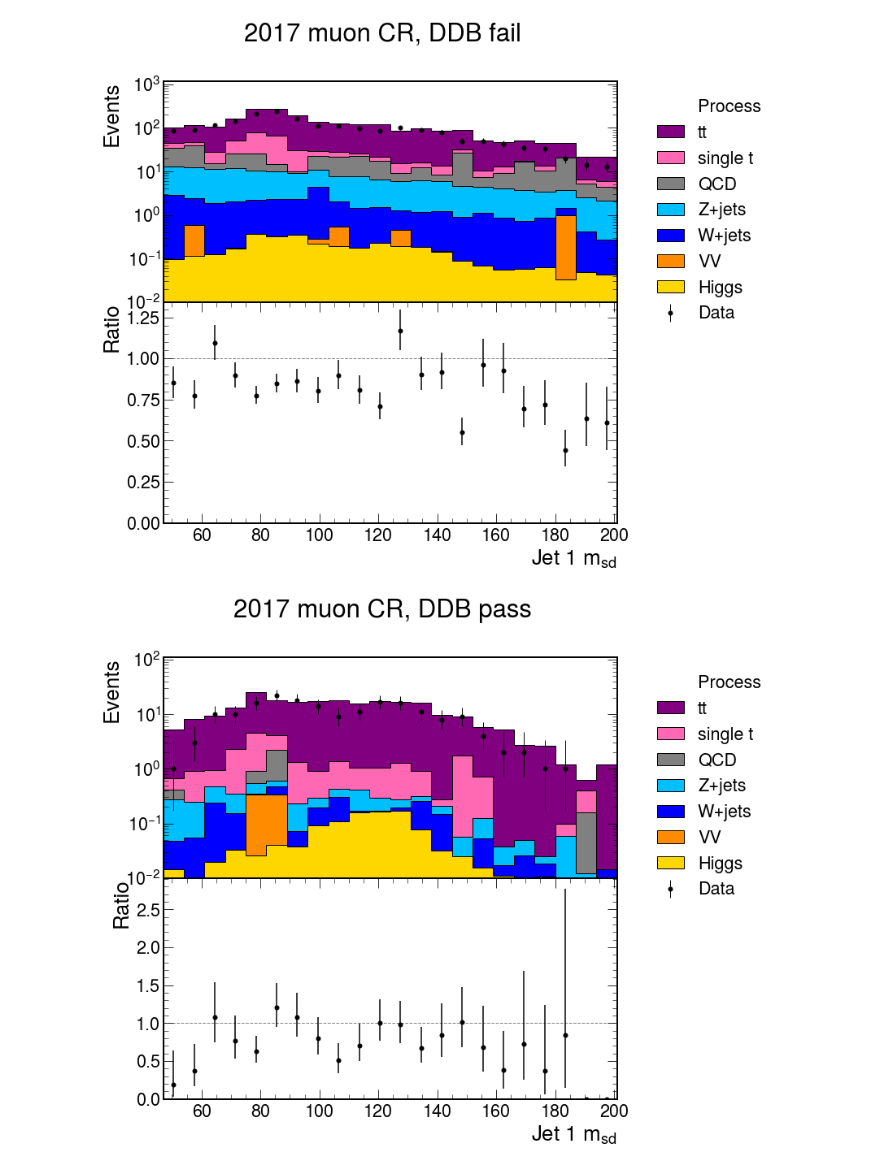
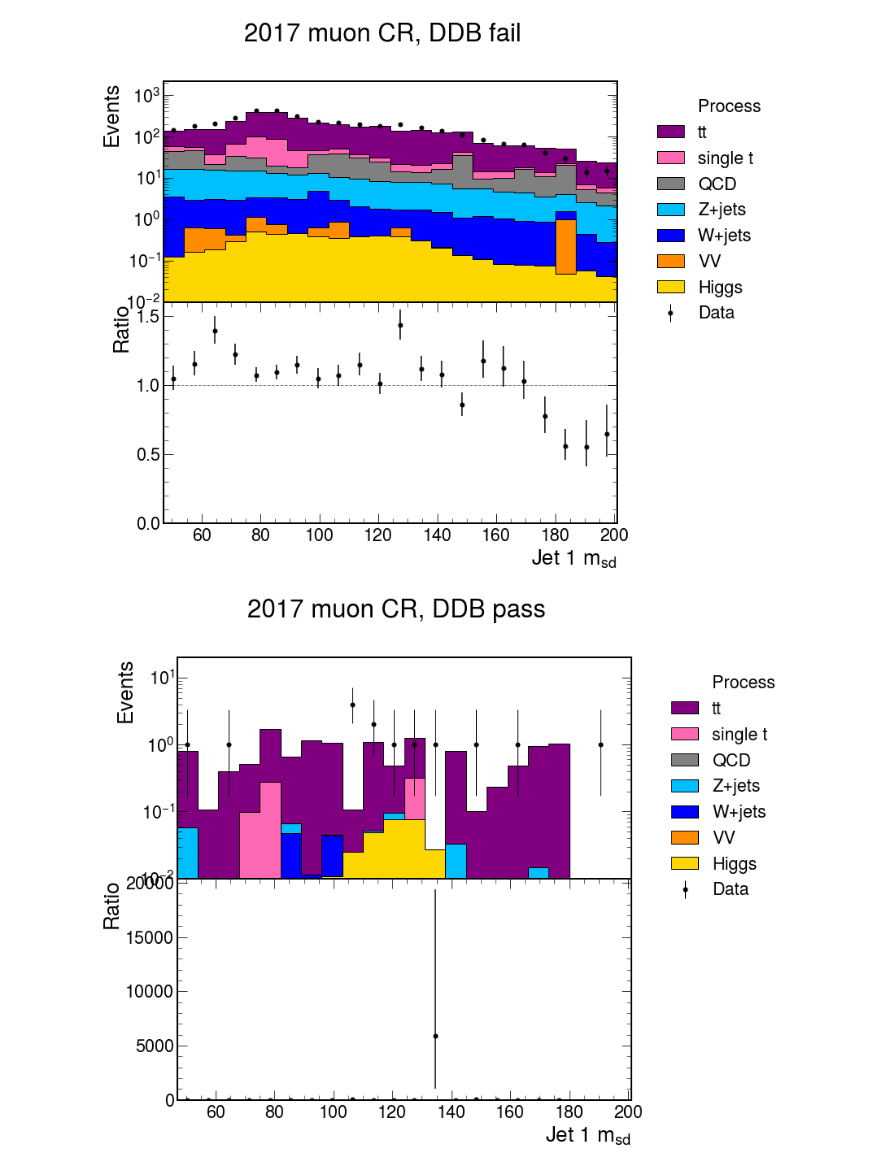
Before and after one commit to jennetd/boostedhiggs, a Jupyter notebook: binder-ddb2/vbf-muCR.ipynb, the cells around one changed output. Cells and saved outputs as stored; diff of their text form; code cells hidden in the pictures.

```diff
--- a/binder-ddb2/vbf-muCR.ipynb
+++ b/binder-ddb2/vbf-muCR.ipynb
@@ -127,12 +112,12 @@ templates = templates.integrate('systematic','nominal')
 muonkin = pickle.load(open('pickles/'+str(year)+'_muonkin.pkl','rb'))
 mujetkin = pickle.load(open('pickles/'+str(year)+'_mujetkin.pkl','rb'))
 # %%
-h = templates.integrate('region', 'muoncontrol').sum('pt1').integrate('ddb1',int_range=slice(0,0.89)).integrate('deta',int_range=slice(deta_cut,7)).integrate('mjj',int_range=slice(mjj_cut,4000))
+h = templates.integrate('region', 'muoncontrol').sum('pt1').integrate('ddb1',int_range=slice(0,0.7)).integrate('deta',int_range=slice(deta_cut,7)).integrate('mjj',int_range=slice(mjj_cut,4000))
 plot_datamc_muoncr(h,year+'/muCR_msd1_fail',year+" muon CR, DDB fail")
-h = templates.integrate('region', 'muoncontrol').sum('pt1').integrate('ddb1',int_range=slice(0.89,1)).integrate('deta',int_range=slice(deta_cut,7)).integrate('mjj',int_range=slice(mjj_cut,4000))
+h = templates.integrate('region', 'muoncontrol').sum('pt1').integrate('ddb1',int_range=slice(0.7,1)).integrate('deta',int_range=slice(deta_cut,7)).integrate('mjj',int_range=slice(mjj_cut,4000))
 plot_datamc_muoncr(h,year+'/muCR_msd1_pass',year+" muon CR, DDB pass")
 h = templates.integrate('region', 'muoncontrol').sum('ddb1','pt1').integrate('deta',int_range=slice(deta_cut,7)).integrate('mjj',int_range=slice(mjj_cut,4000))
 plot_datamc_muoncr(h,year+'/muCR_msd1',year+" muon CR")
 # %% [output]
-[figure, old version]
+[figure, new version]
-[figure, old version]
+[figure, new version]
```
Also changed, not shown: parts of 9 cells of this notebook, 19 other files.
